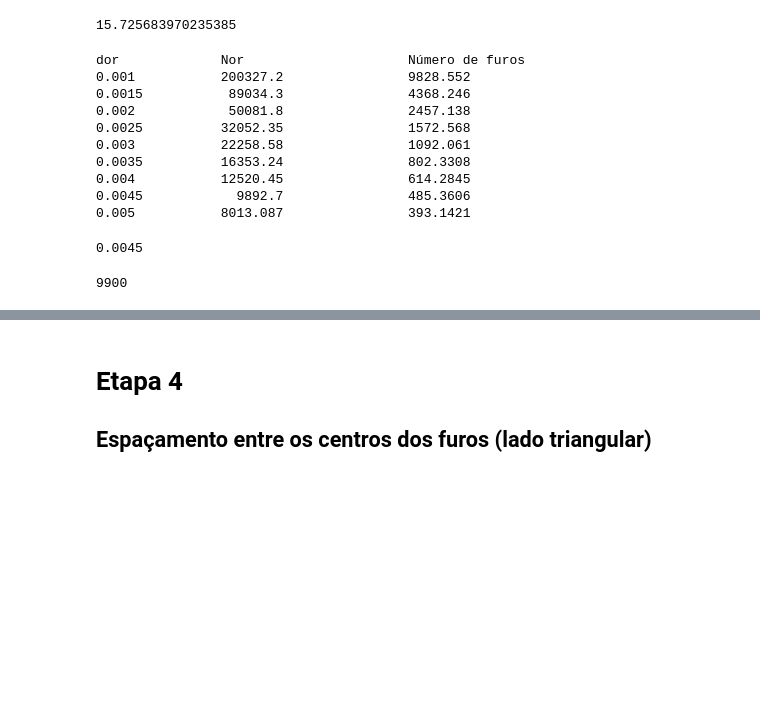
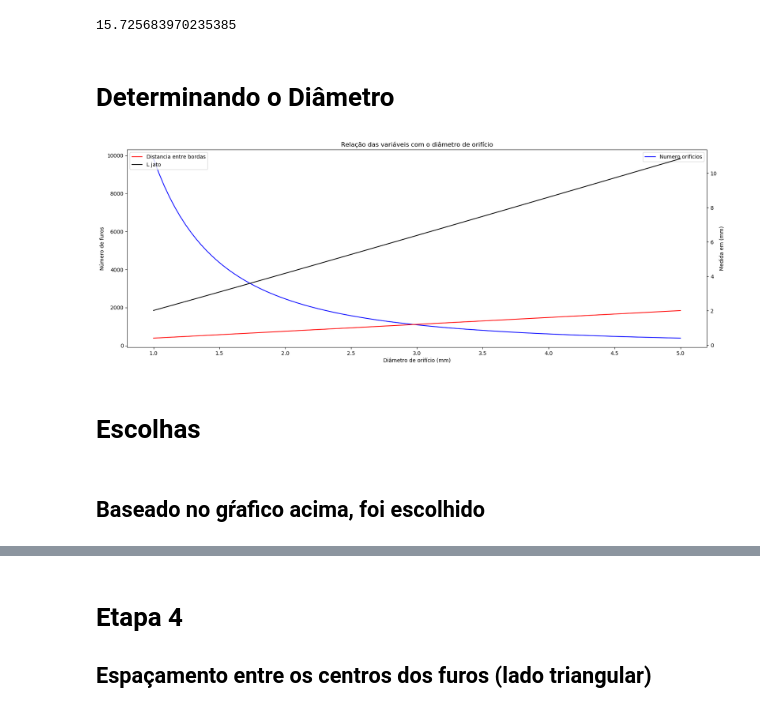
Before and after one commit to Levandoski-codes/EQ024_code, a Jupyter notebook: atv4_calculos.ipynb, the cells around one changed output, grey strips where cells are left out. Cells and saved outputs as stored; diff of their text form; code cells hidden in the pictures; blank space fills up the shorter version.

Commit message:
Grafico de variacao em relaco ao diametro

```diff
--- a/atv4_calculos.ipynb
+++ b/atv4_calculos.ipynb
@@ -109,35 +111,49 @@ frac = U/Uor
 frac*100
 # %% [output]
 15.725683970235385
-# %%
-print('dor\t\tNor\t\t\tNúmero de furos')
-for dor in [0.001, 0.0015, 0.002, 0.0025, 0.003, 0.0035, 0.004, 0.0045, 0.005]:
-    Nor = (U/((pi/4)*(dor**2)*Uor))
-    print(f'{dor:.3}\t\t{Nor:8.7}\t\t{Nor*Area:8.7}')
-# %% [output]
-dor             Nor                     Número de furos
-0.001           200327.2                9828.552
-0.0015           89034.3                4368.246
-0.002            50081.8                2457.138
-0.0025          32052.35                1572.568
-0.003           22258.58                1092.061
-0.0035          16353.24                802.3308
-0.004           12520.45                614.2845
-0.0045            9892.7                485.3606
-0.005           8013.087                393.1421
-# %%
-# dor = 0.0025
-# dor = 0.003
-dor = 0.0045
-# dor = 0.002 # Exemplo
-dor
-# %% [output]
-0.0045
-# %%
-# Nor = 32000
-# Nor = 22250
-Nor = 9900
-# Nor = 4200 # Exemplo
-Nor
-# %% [output]
-9900
+# %% [markdown]
+# Determinando o Diâmetro
+# %%
+import numpy as np
+
+def di_orificios(*array):
+
+#     global Uor
+#     global U
+
+    dor = np.asarray(array)
+#     print(dor)
+    nor = (U/((pi/4)*(dor**2)*Uor))
+    dis_or = (2/(nor*3**(1/2)))**(1/2)
+    dis_entre = dis_or - (dor*2)
+    L = (dor*5.2*((((dor*densi_gas)/\
+                        (densi_part*d_sauter))**0.3)*\
+                      (1.3*((Uor/(g*dor))**0.2) - 1)))
+#     print(array_dor)
+    return dor*1000, nor*Area, dis_entre*1000, L*1000
+# %%
+array_dor = np.linspace(0.001, 0.005, 100)
+fig = plt.figure(figsize=(20,7), dpi=100)
+diametro_or, num_or, dist_entre_bordas, l_jato = di_orificios(*(array_dor))
+ax = plt.axes()
+plt.plot(diametro_or, num_or, color='blue', label='Numero orificios')
+plt.title('Relação das variáveis com o diâmetro de orifício')
+plt.xlabel('Diâmetro de orifício (mm)')
+plt.ylabel('Número de furos')
+# plt.grid(linestyle='-.')
+plt.legend()
+a_bordas = ax.twinx()
+a_bordas.plot(diametro_or, dist_entre_bordas, color='red', label='Distancia entre bordas')
+a_bordas.plot(diametro_or, l_jato, color='black', label='L jato')
+plt.ylabel('Medida em (mm)')
+# plt.grid()
+plt.legend()
+# plt.ylim(0, 0.012)
+# plt.xlim(0, 0.006)
+plt.show()
+# %% [output]
+[figure, added]
+# %% [markdown]
+# Escolhas
+# %% [markdown]
+## Baseado no gŕafico acima, foi escolhido
```
Also changed, not shown: parts of 11 cells of this notebook.
